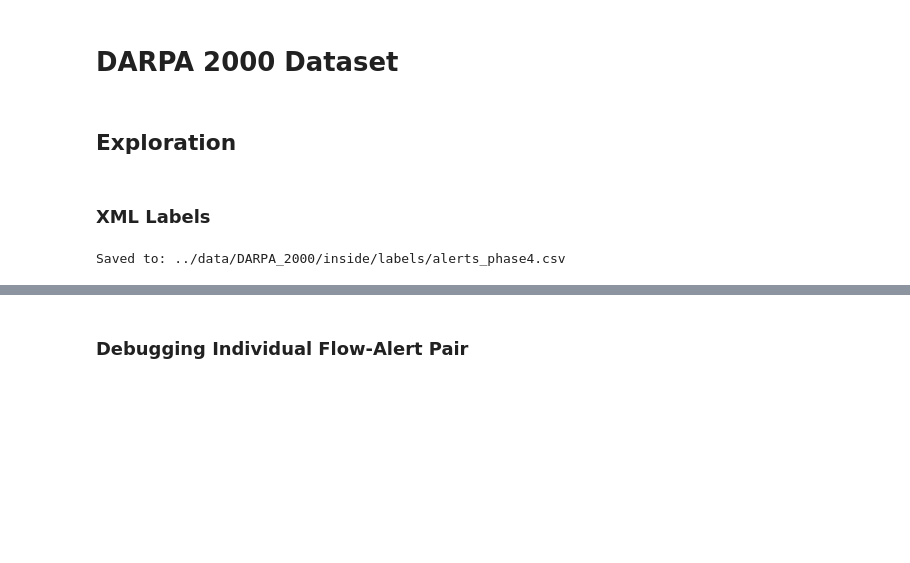
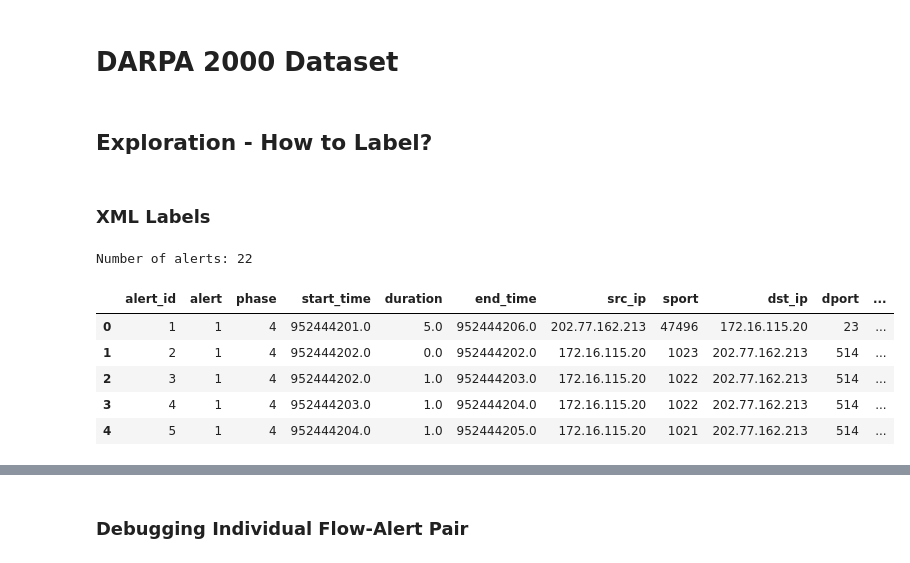
Before and after one commit to sofiaburkow/DeepChronos, a Jupyter notebook: notebooks/darpa_2000.ipynb, the cells around one changed output, grey strips where cells are left out. Drawn from its saved outputs; the diff is of its cells as text; code cells hidden in the pictures; blank space fills up the shorter version.

```diff
--- a/notebooks/darpa_2000.ipynb
+++ b/notebooks/darpa_2000.ipynb
@@ -21,5 +19,5 @@ DMZ_LABELED_FLOWS_FILE = "../data/DARPA_2000/dmz/labeled_flows.csv" # processed
 # %% [markdown]
-## Exploration
+## Exploration - How to Label?
 # %% [markdown]
 ### XML Labels
 # %%
@@ -97,16 +97,22 @@ phase = 4
 # %%
 inside_alerts_df = parse_idmef_xml(f"{INSIDE_LABELS_FILE_DIR}/mid-level-phase-{phase}.xml", phase=phase)
 
 # # Save to CSV
 # output_path = f"{INSIDE_LABELS_FILE_DIR}/alerts_phase{phase}.csv"
 # inside_alerts_df.to_csv(output_path, index=False)
 # print("Saved to:", output_path)
 
-# num_alerts = len(inside_alerts_df)
-# print(f"Number of alerts: {num_alerts}\n")
-# inside_alerts_df.head()
+num_alerts = len(inside_alerts_df)
+print(f"Number of alerts: {num_alerts}\n")
+inside_alerts_df.head()
 # %% [output]
-Saved to: ../data/DARPA_2000/inside/labels/alerts_phase4.csv
+Number of alerts: 22
+|  | alert_id | alert | phase | start_time | duration | end_time | src_ip | sport | dst_ip | dport | ... |
+| 0 | 1 | 1 | 4 | 952444201.0 | 5.0 | 952444206.0 | 202.77.162.213 | 47496 | 172.16.115.20 | 23 | ... |
+| 1 | 2 | 1 | 4 | 952444202.0 | 0.0 | 952444202.0 | 172.16.115.20 | 1023 | 202.77.162.213 | 514 | ... |
+| 2 | 3 | 1 | 4 | 952444202.0 | 1.0 | 952444203.0 | 172.16.115.20 | 1022 | 202.77.162.213 | 514 | ... |
+| 3 | 4 | 1 | 4 | 952444203.0 | 1.0 | 952444204.0 | 172.16.115.20 | 1022 | 202.77.162.213 | 514 | ... |
+| 4 | 5 | 1 | 4 | 952444204.0 | 1.0 | 952444205.0 | 172.16.115.20 | 1021 | 202.77.162.213 | 514 | ... |
 # %%
 # Comparing with flows
 inside_flows_df = pd.read_csv(
```
Also changed, not shown: parts of 18 cells of this notebook, 4 other files.
